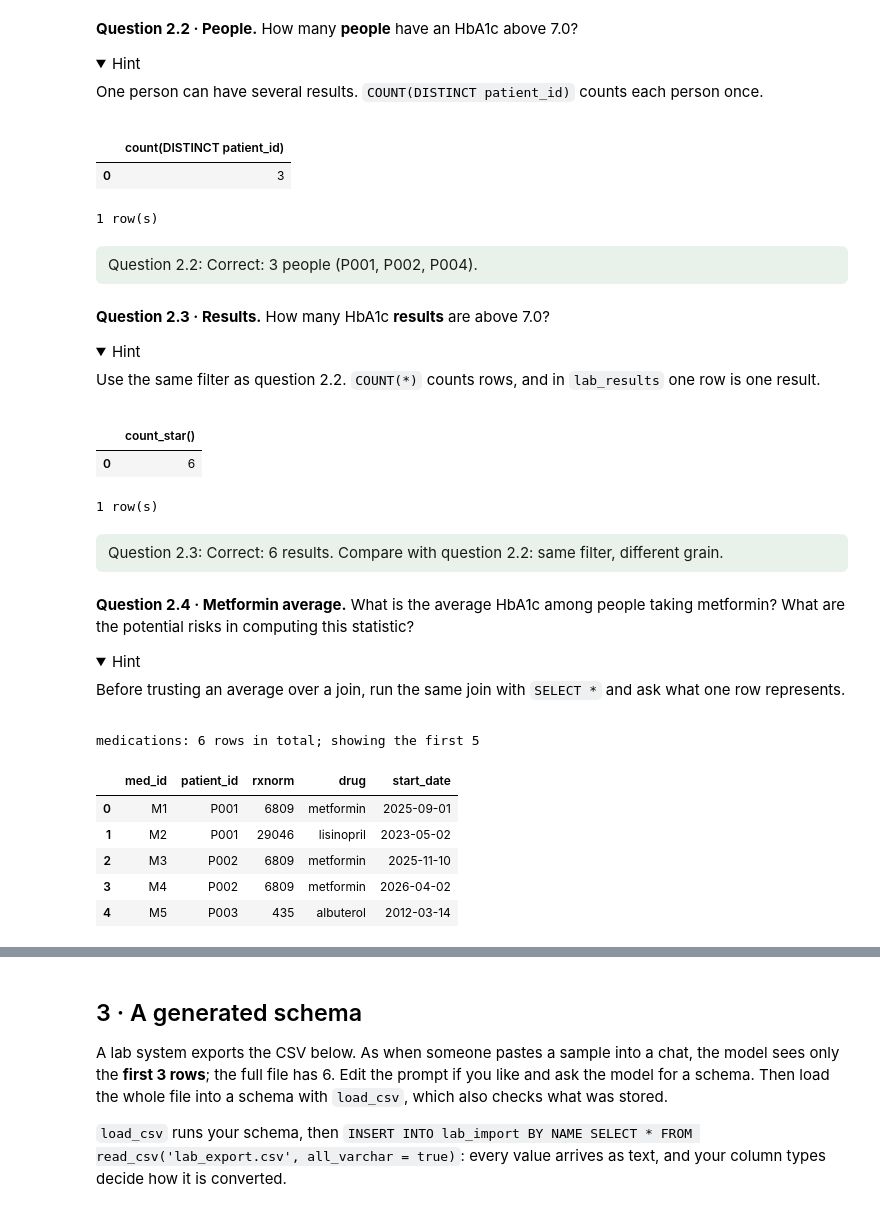
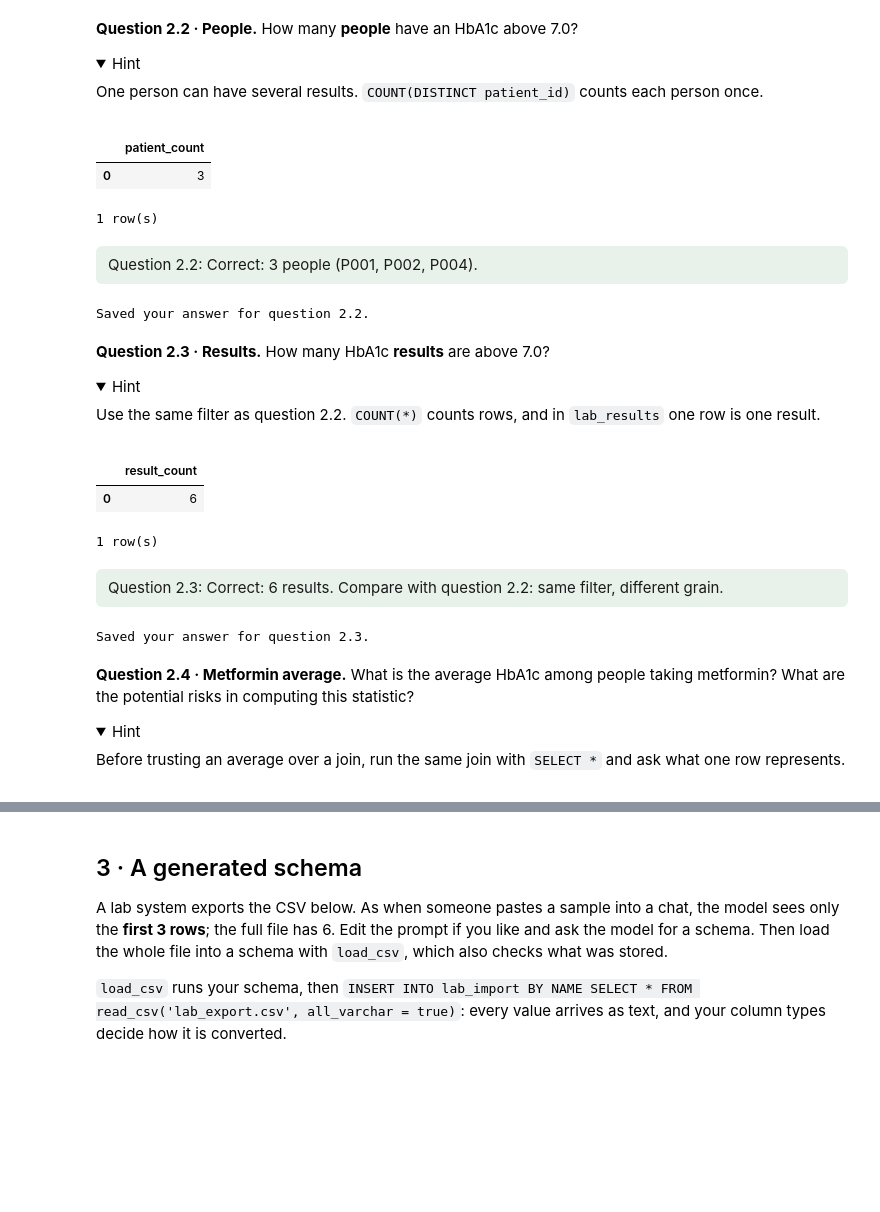
Before and after one commit to Markholmezza/p8105_hw1_zz3593, a Jupyter notebook: public/weeks/05-exercise.ipynb, the cells around one changed output, grey strips where cells are left out. Saved outputs shown, nothing was run; the diff lists cells and outputs as text; code cells hidden in the pictures; folded sections open; blank space fills up the shorter version.

```diff
--- a/public/weeks/05-exercise.ipynb
+++ b/public/weeks/05-exercise.ipynb
@@ -979,23 +978,22 @@ Saved your answer for question 2.1.
 One person can have several results. `COUNT(DISTINCT patient_id)` counts each person once.
 </details>
 # %%
-submit(qid="2.2", sql="""
-SELECT COUNT(DISTINCT patient_id)
+submit("2.2", """
+SELECT COUNT(DISTINCT patient_id) AS patient_count
 FROM lab_results
-WHERE loinc_code = '4548-4'
-  AND value > 7.0;
+WHERE loinc_code = '4548-4' AND value > 7.0;
 """)
 # %% [output]
-|  | count(DISTINCT patient_id) |
+|  | patient_count |
 | 0 | 3 |
 1 row(s)
 Question 2.2: Correct: 3 people (P001, P002, P004).
 # %%
 explain("2.2", """
-
-only 3 patients have a HbA1c above 7.0.
-
-""")   # What did you find, and why?
+there are 3 unique people (P001, P002, and P004) have at least one HbA1c result above 7.0.
+""")
+# %% [output]
+Saved your answer for question 2.2.
 # %% [markdown]
 **Question 2.3 · Results.** How many HbA1c **results** are above 7.0?
 
@@ -1005,20 +1003,21 @@ Use the same filter as question 2.2. `COUNT(*)` counts rows, and in `lab_results
 </details>
 # %%
 submit("2.3", """
-SELECT COUNT (*)
+SELECT COUNT(*) AS result_count
 FROM lab_results
-WHERE loinc_code = '4548-4'
-AND value> 7.0
+WHERE loinc_code = '4548-4' AND value > 7.0;
 """)
 # %% [output]
-|  | count_star() |
+|  | result_count |
 | 0 | 6 |
 1 row(s)
 Question 2.3: Correct: 6 results. Compare with question 2.2: same filter, different grain.
 # %%
 explain("2.3", """
-
-""")   # What did you find, and why?
+There are 6 total HbA1c results above 7.0.
+""")
+# %% [output]
+Saved your answer for question 2.3.
 # %% [markdown]
 **Question 2.4 · Metformin average.** What is the average HbA1c among people taking metformin? What are the potential risks in computing this statistic?
 
@@ -1026,13 +1025,3 @@ explain("2.3", """
 
 Before trusting an average over a join, run the same join with `SELECT *` and ask what one row represents.
 </details>
-# %%
-show_table("medications")
-# %% [output]
-medications: 6 rows in total; showing the first 5
-|  | med_id | patient_id | rxnorm | drug | start_date |
-| 0 | M1 | P001 | 6809 | metformin | 2025-09-01 |
-| 1 | M2 | P001 | 29046 | lisinopril | 2023-05-02 |
-| 2 | M3 | P002 | 6809 | metformin | 2025-11-10 |
-| 3 | M4 | P002 | 6809 | metformin | 2026-04-02 |
-| 4 | M5 | P003 | 435 | albuterol | 2012-03-14 |
```
Also changed, not shown: parts of 24 cells of this notebook.
